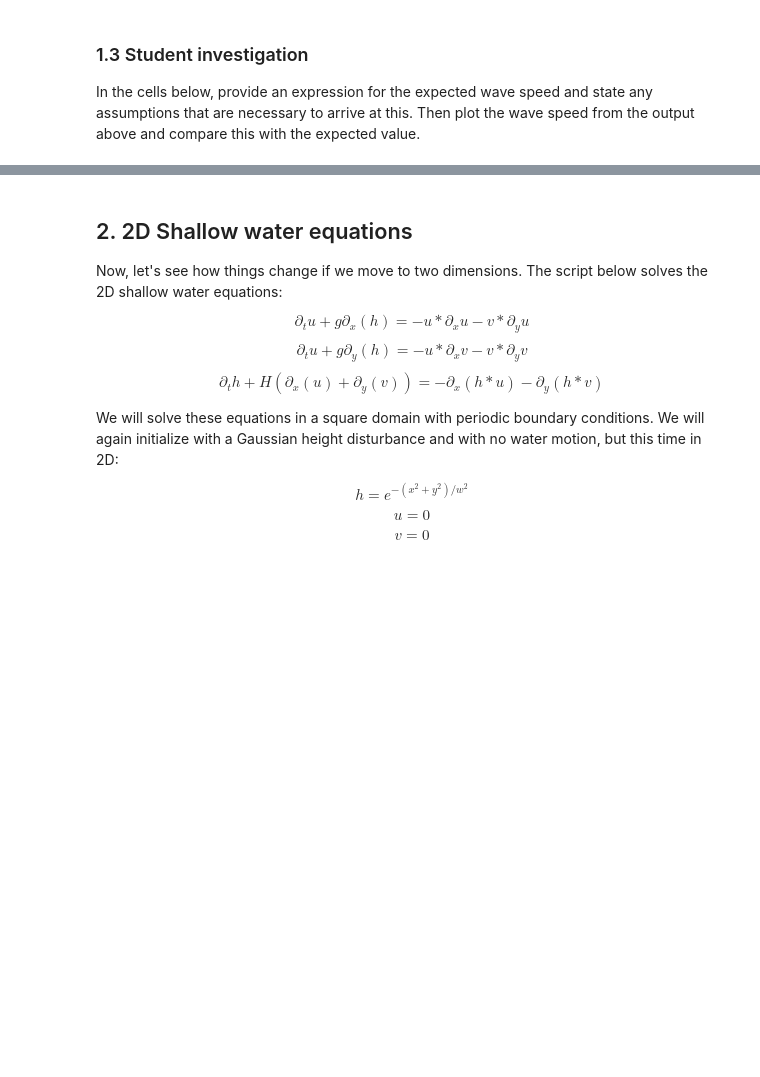
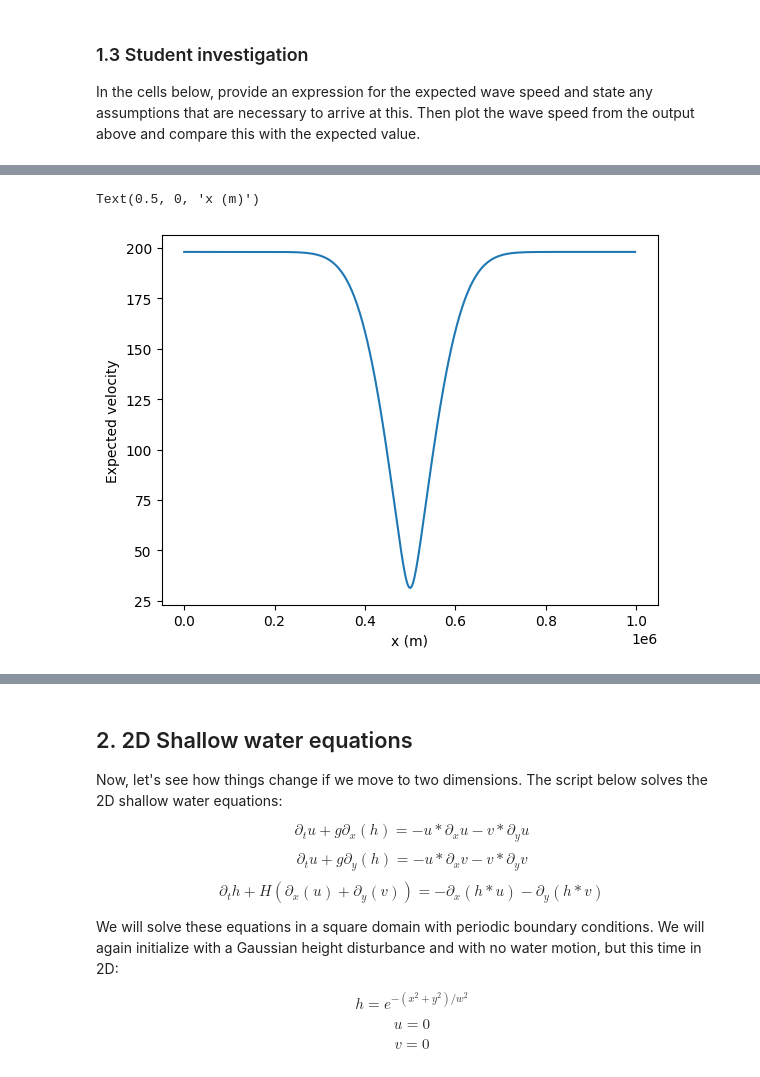
Before and after one commit to AnnabelHall/QCES_LNM, a Jupyter notebook: Project3_tsunami.ipynb, the cells around one changed output, grey strips where cells are left out. Cells and saved outputs as stored; diff of their text form; code cells hidden in the pictures; blank space fills up the shorter version.

```diff
--- a/Project3_tsunami.ipynb
+++ b/Project3_tsunami.ipynb
@@ -213,0 +267,9 @@ COMMENT ON RESULTS
+# %%
+# Here is what our expected wave speed is as given by above
+
+plt.plot(x, (g*H['g'])**0.5)
+plt.ylabel('Expected velocity')
+plt.xlabel('x (m)')
+# %% [output]
+Text(0.5, 0, 'x (m)')
+[figure, added]
```
Also changed, not shown: parts of 18 cells of this notebook.
